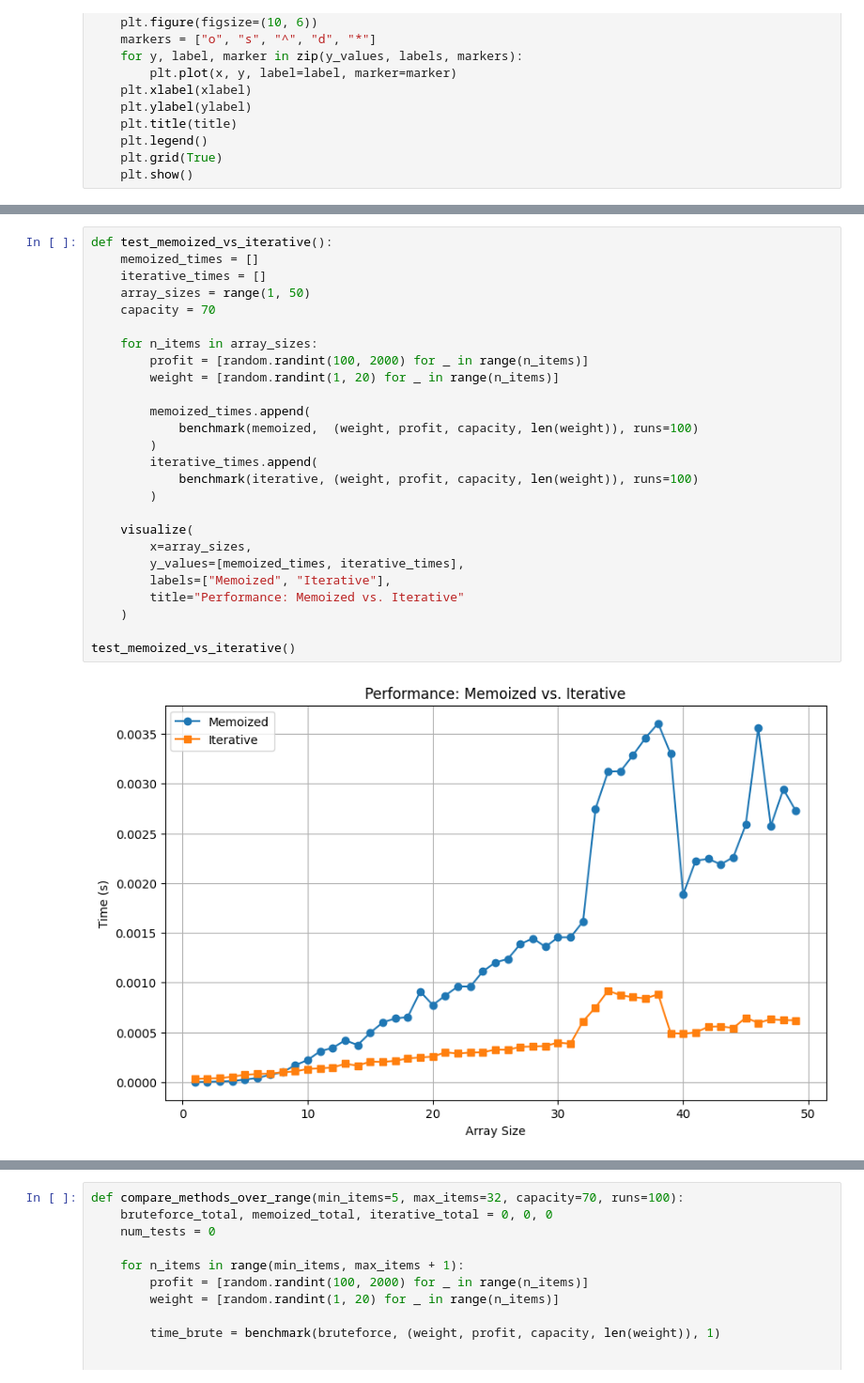
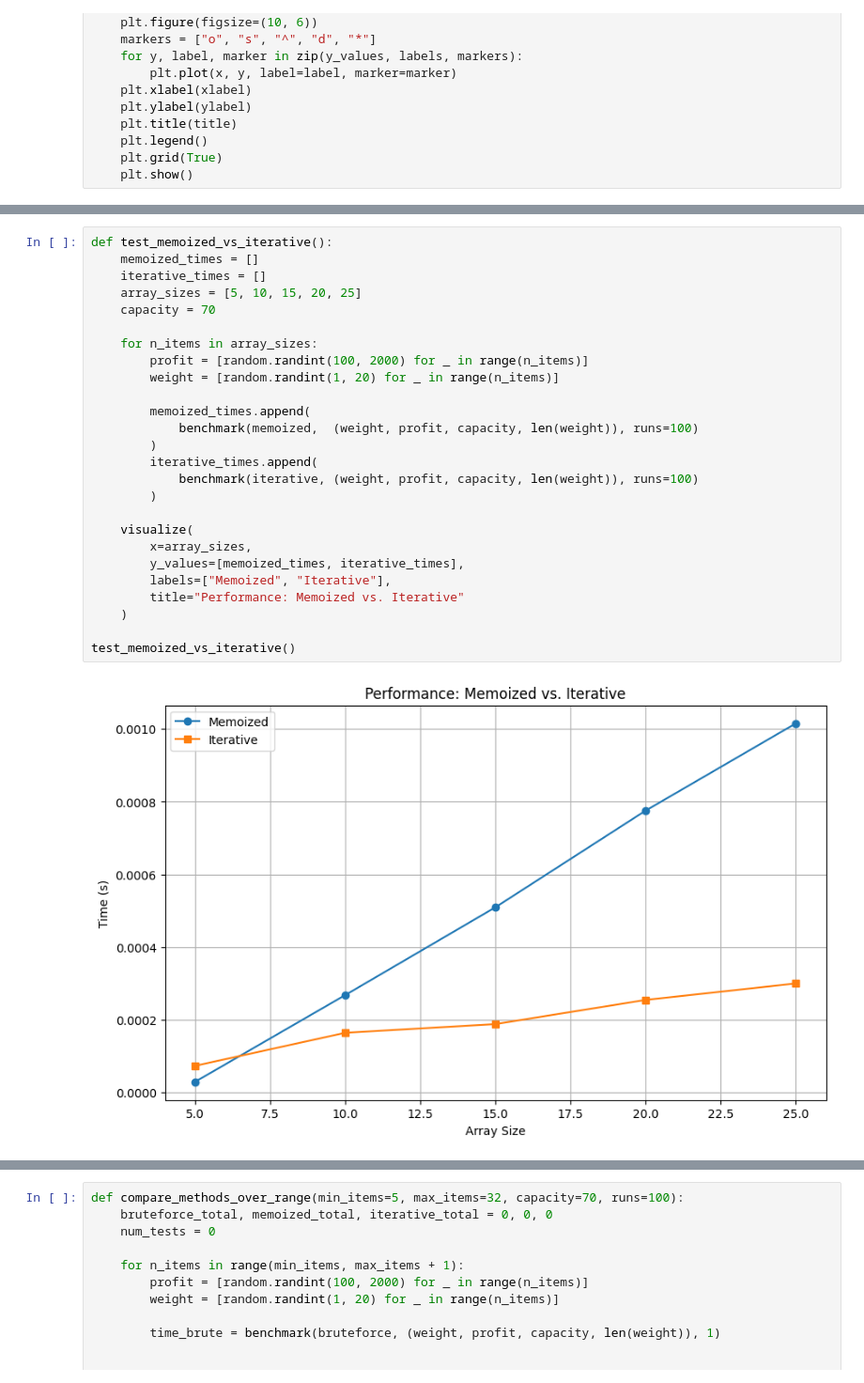
Before and after one commit to birukabza/A-deep-look-into-Dynamic-programming, a Jupyter notebook: knapsack_implementations_comparison.ipynb, the cells around one changed output, grey strips where cells are left out. Shown at 94% size. Saved outputs shown, nothing was run; the diff lists cells and outputs as text.

Commit message:
update on the array sizes

```diff
--- a/knapsack_implementations_comparison.ipynb
+++ b/knapsack_implementations_comparison.ipynb
@@ -109,31 +109,31 @@ test_memoized_vs_bruteforce()
 # %%
 def test_memoized_vs_iterative():
     memoized_times = []
     iterative_times = []
-    array_sizes = range(1, 50)
+    array_sizes = [5, 10, 15, 20, 25]
     capacity = 70
 
     for n_items in array_sizes:
         profit = [random.randint(100, 2000) for _ in range(n_items)]
         weight = [random.randint(1, 20) for _ in range(n_items)]
 
         memoized_times.append(
             benchmark(memoized,  (weight, profit, capacity, len(weight)), runs=100)
         )
         iterative_times.append(
             benchmark(iterative, (weight, profit, capacity, len(weight)), runs=100)
         )
 
     visualize(
         x=array_sizes,
         y_values=[memoized_times, iterative_times],
         labels=["Memoized", "Iterative"],
         title="Performance: Memoized vs. Iterative"
     )
 
 test_memoized_vs_iterative()
 # %% [output]
-[figure, old version]
+[figure, new version]
 # %%
 def test_iterative_vs_bruteforce():
     bruteforce_times = []
```
Also changed, not shown: parts of 3 cells of this notebook.
